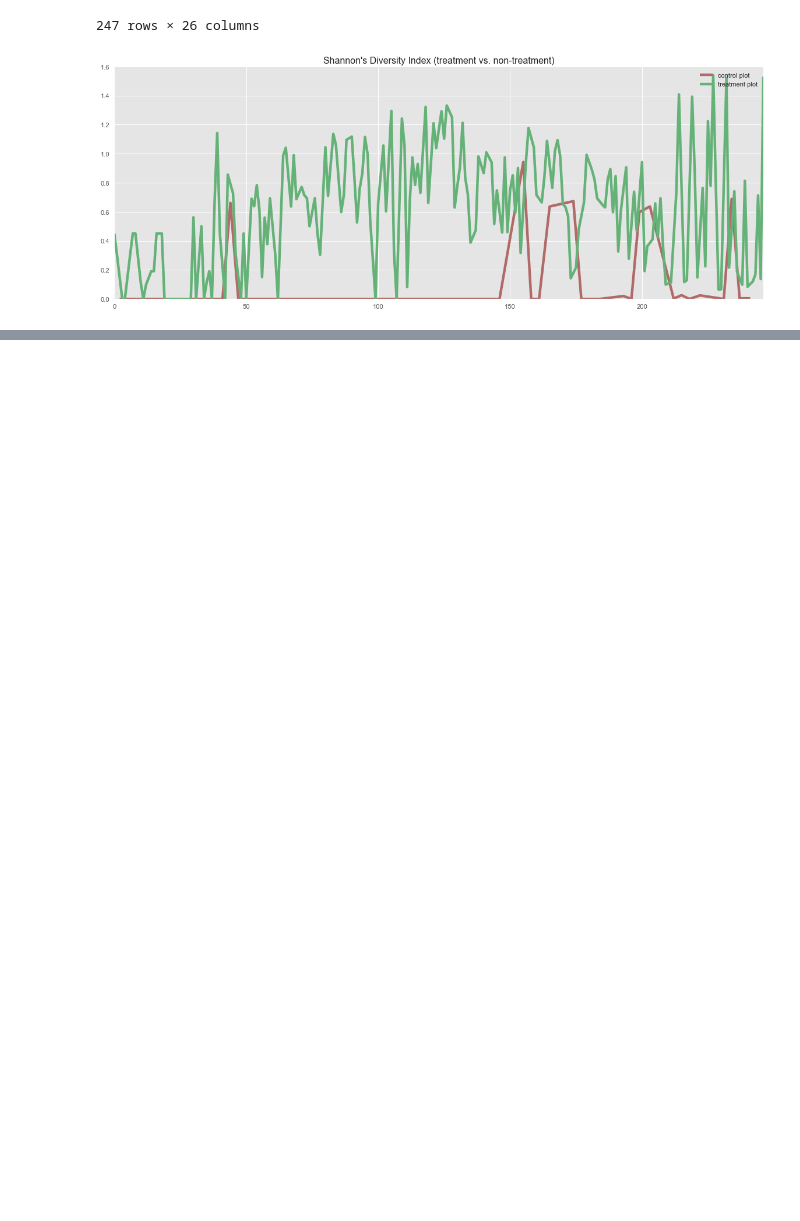
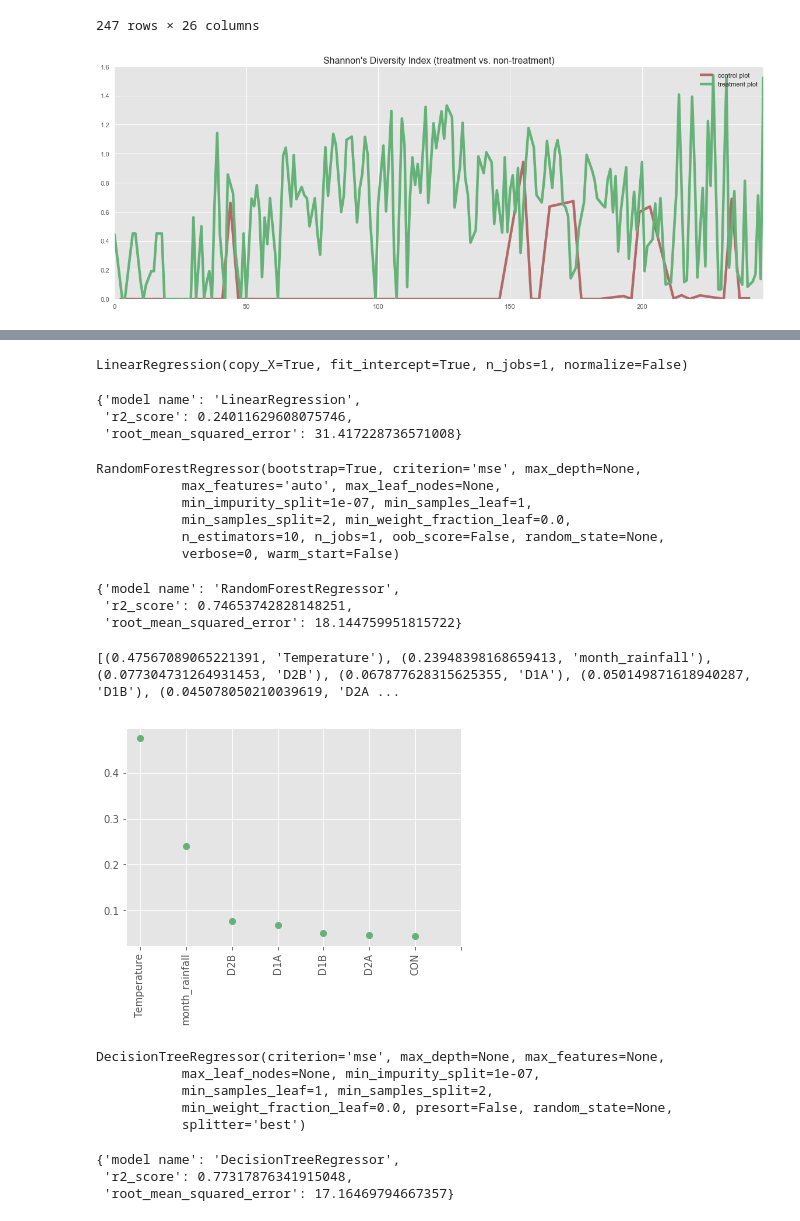
Before and after one commit to davified/carpark-7, a Jupyter notebook: data-visualisation.ipynb, the cells around one changed output, grey strips where cells are left out. Drawn from its saved outputs; the diff is of its cells as text; code cells hidden in the pictures; blank space fills up the shorter version.

Commit message:
Add 3 regression models

```diff
--- a/data-visualisation.ipynb
+++ b/data-visualisation.ipynb
@@ -268,0 +438,10 @@ plt.savefig('./charts/Shannons Diversity Index (treatment vs. non-treatment).png
+# %%
+X = df_for_modelling.iloc[:, df_for_modelling.columns != 'Algae Coverage'].values
+y = df_for_modelling.iloc[:, df_for_modelling.columns == 'Algae Coverage'].values.ravel()
+# %%
+X_train, X_test, y_train, y_test = train_test_split(X, y, random_state=0)
+# %%
+model_1 = LinearRegression()
+model_1.fit(X_train, y_train)
+# %% [output]
+LinearRegression(copy_X=True, fit_intercept=True, n_jobs=1, normalize=False)
@@ -268,0 +463,6 @@ plt.savefig('./charts/Shannons Diversity Index (treatment vs. non-treatment).png
+# %%
+evaluate_model(model_1, X, y)
+# %% [output]
+{'model name': 'LinearRegression',
+ 'r2_score': 0.24011629608075746,
+ 'root_mean_squared_error': 31.417228736571008}
@@ -268,0 +471,49 @@ plt.savefig('./charts/Shannons Diversity Index (treatment vs. non-treatment).png
+# %%
+model_2 = RandomForestRegressor()
+model_2.fit(X_train, y_train)
+# %% [output]
+RandomForestRegressor(bootstrap=True, criterion='mse', max_depth=None,
+           max_features='auto', max_leaf_nodes=None,
+           min_impurity_split=1e-07, min_samples_leaf=1,
+           min_samples_split=2, min_weight_fraction_leaf=0.0,
+           n_estimators=10, n_jobs=1, oob_score=False, random_state=None,
+           verbose=0, warm_start=False)
+# %%
+evaluate_model(model_2, X, y)
+# %% [output]
+{'model name': 'RandomForestRegressor',
+ 'r2_score': 0.74653742828148251,
+ 'root_mean_squared_error': 18.144759951815722}
+# %%
+def plot_feature_importances(model, df):
+    feature_importances = model.feature_importances_
+
+    attributes = [x for x in df.columns.tolist() if x != 'Algae Coverage']
+
+    sorted_feature_importances = sorted(zip(feature_importances, attributes), reverse=True)
+    print(sorted_feature_importances)
+
+    plt.plot([x[0] for x in sorted_feature_importances], 'o')
+    plt.xticks(range(len(df.columns)), [x[1] for x in sorted_feature_importances], rotation=90);
+
+plot_feature_importances(model_2, df_for_modelling)
+# %% [output]
+[(0.47567089065221391, 'Temperature'), (0.23948398168659413, 'month_rainfall'), (0.077304731264931453, 'D2B'), (0.067877628315625355, 'D1A'), (0.050149871618940287, 'D1B'), (0.045078050210039619, 'D2A ...
+[figure, added]
+# %%
+from sklearn.tree import DecisionTreeRegressor
+
+model_3 = DecisionTreeRegressor()
+model_3.fit(X_train, y_train)
+# %% [output]
+DecisionTreeRegressor(criterion='mse', max_depth=None, max_features=None,
+           max_leaf_nodes=None, min_impurity_split=1e-07,
+           min_samples_leaf=1, min_samples_split=2,
+           min_weight_fraction_leaf=0.0, presort=False, random_state=None,
+           splitter='best')
+# %%
+evaluate_model(model_3, X, y)
+# %% [output]
+{'model name': 'DecisionTreeRegressor',
+ 'r2_score': 0.77317876341915048,
+ 'root_mean_squared_error': 17.16469794667357}
```
Also changed, not shown: parts of 34 cells of this notebook, 3 other files.
